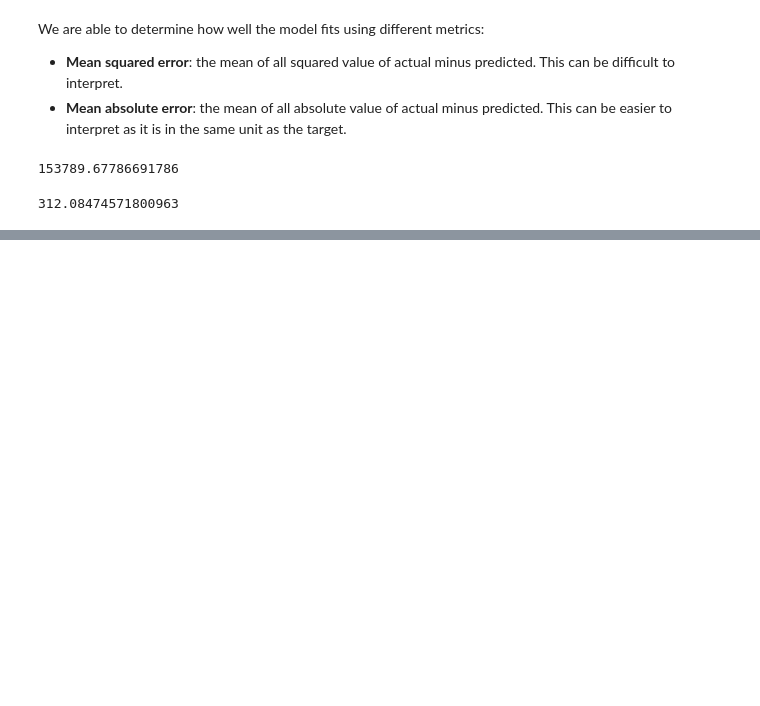
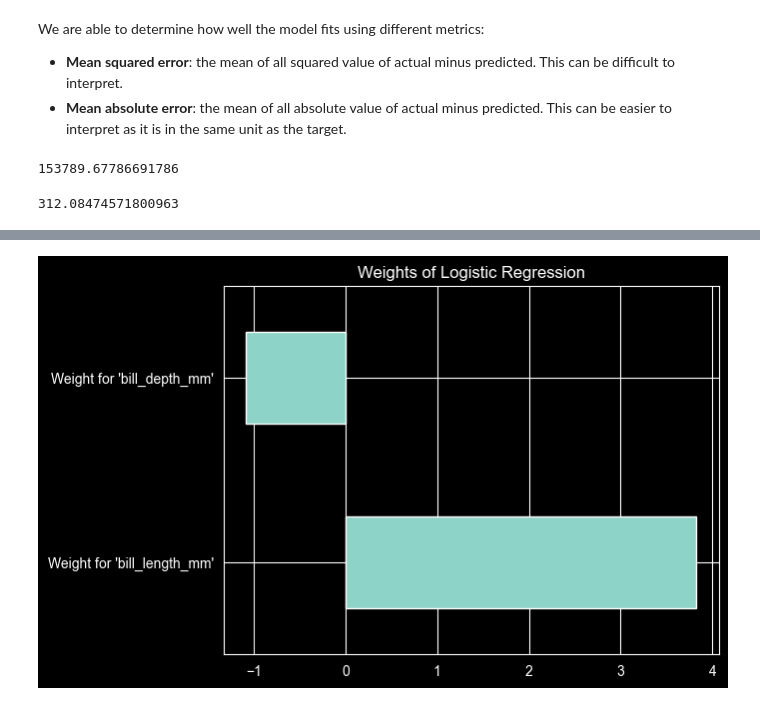
Before and after one commit to miketibollodev/scikit, a Jupyter notebook: 4 Linear Models/Intuitions on Linear Models/linear_regression.ipynb, the cells around one changed output, grey strips where cells are left out. Saved outputs shown, nothing was run; the diff lists cells and outputs as text; code cells hidden in the pictures; blank space fills up the shorter version.

```diff
--- a/4 Linear Models/Intuitions on Linear Models/linear_regression.ipynb
+++ b/4 Linear Models/Intuitions on Linear Models/linear_regression.ipynb
@@ -137,0 +164,5 @@ model_error
+# %%
+weights.plot.barh()
+_ = plt.title("Weights of Logistic Regression")
+# %% [output]
+[figure, added]
```
Also changed, not shown: parts of 24 cells of this notebook, 2 other files.
